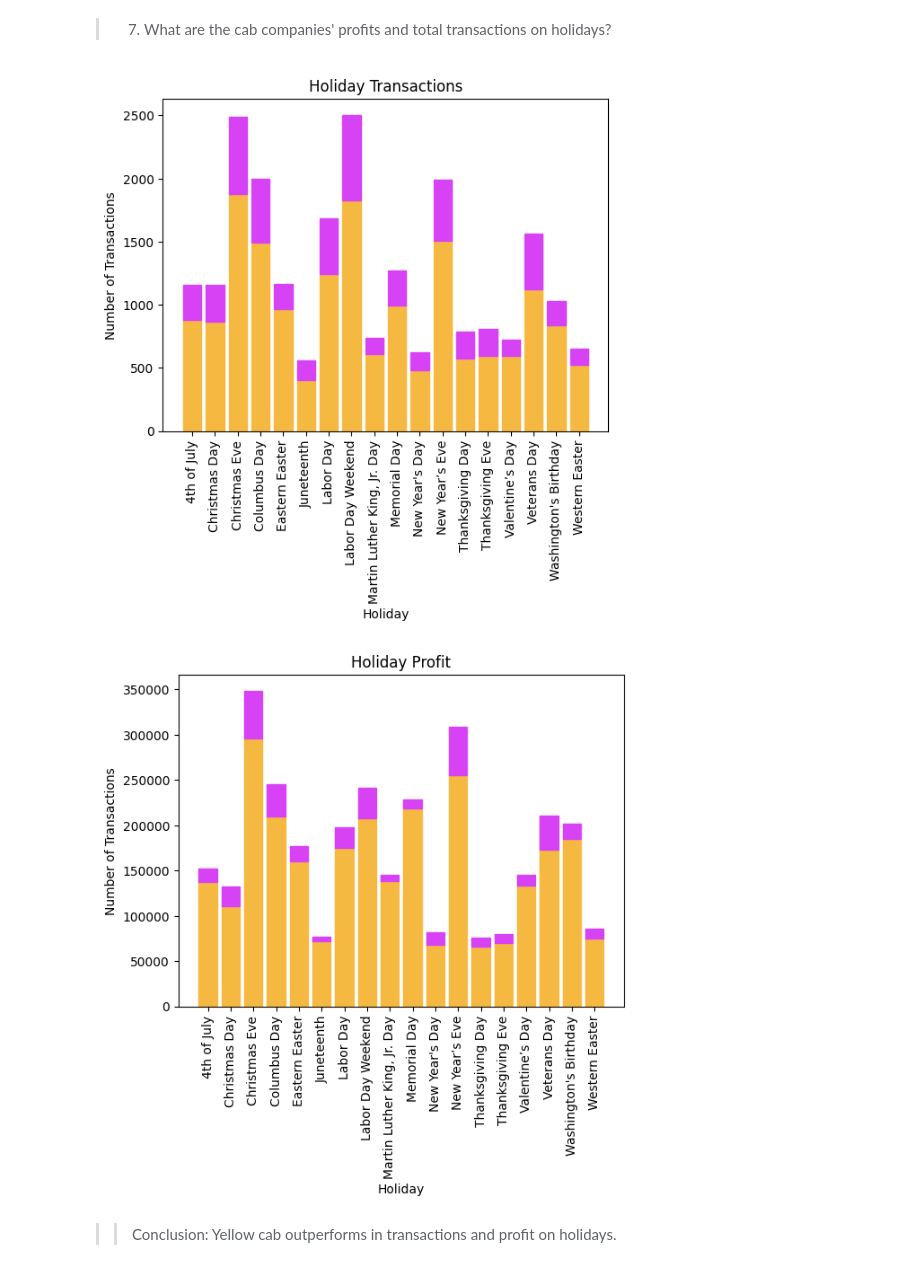
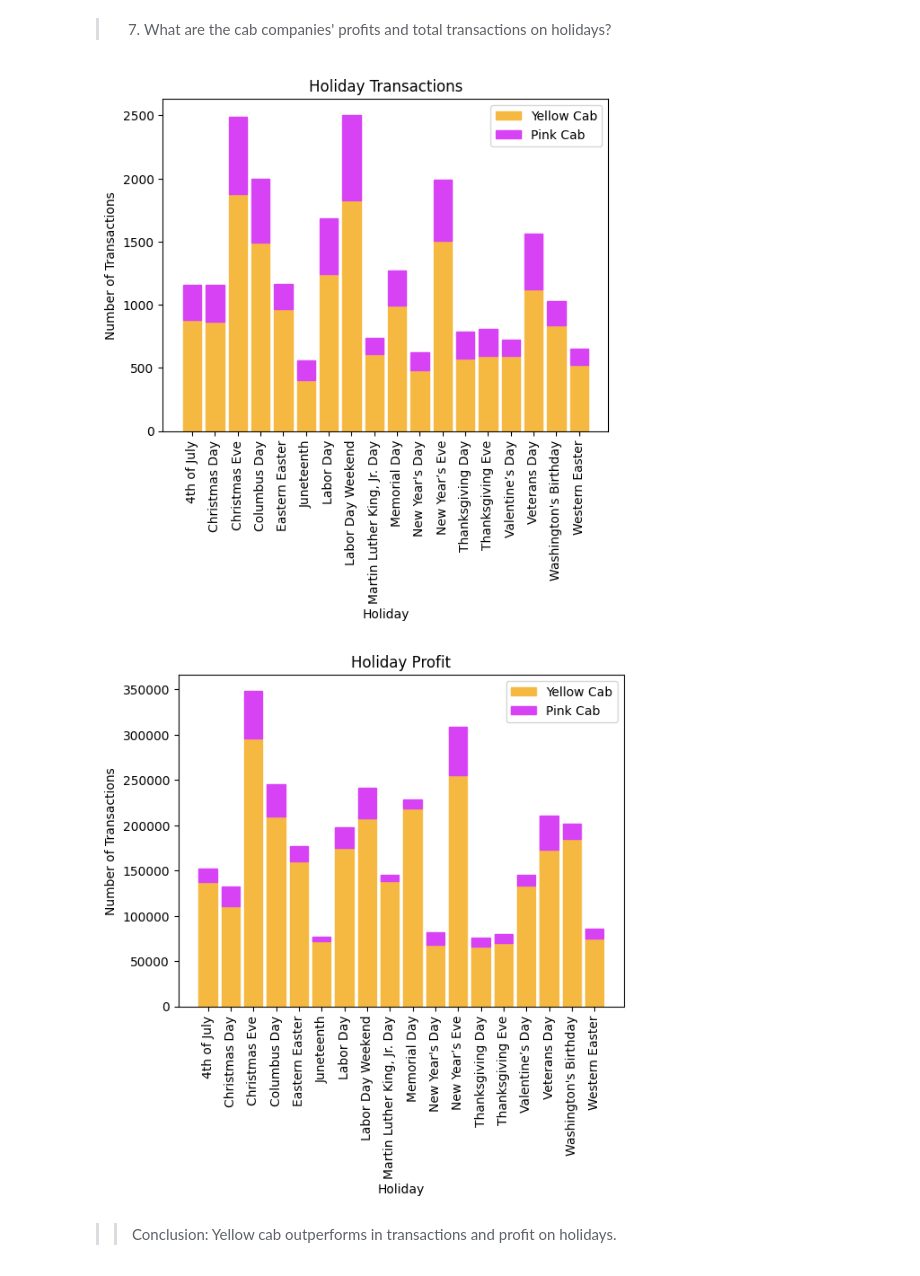
Before and after one commit to nureinumeya1999/Cab-Investment, a Jupyter notebook: src/EDA.ipynb, the cells around one changed output. Cells and saved outputs as stored; diff of their text form; code cells hidden in the pictures.

```diff
--- a/src/EDA.ipynb
+++ b/src/EDA.ipynb
@@ -676,6 +676,8 @@ yc = plt.bar(ymq['City'], ymq['Profit Margin'] )
 pc = plt.bar(pmq['City'], pmq['Profit Margin'], bottom=ymq['Profit Margin'])
 plt.xticks(rotation=90)
 
+yc.set_label('Yellow Cab')
+pc.set_label('Pink Cab')
 for bar in pc:
     bar.set_color('#d742f5')
 for bar in yc:
@@ -683,7 +685,7 @@ for bar in yc:
 
 plt.xlabel('City')
 plt.ylabel('Profit Margin (%)')
-
+plt.legend()
 plt.title('Profit Margins per City')
 plt.show()
 # %% [output]
@@ -725,6 +727,8 @@ ypk = plt.bar(ypkd['String Quarter'], ypkd['Profit/KM'] )
 ppk = plt.bar(ppkd['String Quarter'], ppkd['Profit/KM'], bottom=ypkd['Profit/KM'])
 plt.xticks(rotation=45)
 
+ypk.set_label('Yellow Cab')
+ppk.set_label('Pink Cab')
 for bar in ppk:
     bar.set_color('#d742f5')
 
@@ -734,5 +738,6 @@ for bar in ypk:
 plt.xlabel('Quarter')
 plt.ylabel('Profit ($USD /KM)')
 plt.title('Profit/KM')
+plt.legend()
 plt.show()
 # %% [output]
@@ -766,24 +767,29 @@ pholiday.loc[pholiday['Company'] == 'Pink Cab'], pholiday.loc[pholiday['Company'
 # %%
 yh = plt.bar(yellowholidayT['Holiday'], yellowholidayT['Transaction ID'])
 ph = plt.bar(pinkholidayT['Holiday'], pinkholidayT['Transaction ID'], bottom=yellowholidayT['Transaction ID'])
 
+yh.set_label('Yellow Cab')
+ph.set_label('Pink Cab')
 for bar in ph:
     bar.set_color('#d742f5')
 
 for bar in yh:
     bar.set_color('#f5b942')
 
 plt.xticks(rotation=90)
 plt.xlabel('Holiday')
 plt.ylabel('Number of Transactions')
+plt.legend()
 plt.title('Holiday Transactions')
 plt.show()
 # %% [output]
-[figure, old version]
+[figure, new version]
 # %%
 yhp = plt.bar(yellowholidayP['Holiday'], yellowholidayP['Profit'])
 php = plt.bar(pinkholidayP['Holiday'], pinkholidayP['Profit'], bottom=yellowholidayP['Profit'])
 
+yhp.set_label('Yellow Cab')
+php.set_label('Pink Cab')
 for bar in php:
     bar.set_color('#d742f5')
 
@@ -793,10 +799,11 @@ for bar in yhp:
 plt.xticks(rotation=90)
 plt.xlabel('Holiday')
 plt.ylabel('Number of Transactions')
+plt.legend()
 plt.title('Holiday Profit')
 plt.show()
 # %% [output]
-[figure, old version]
+[figure, new version]
 # %% [markdown]
 >> Conclusion: Yellow cab outperforms in transactions and profit on holidays.
 # %% [markdown]
```
Also changed, not shown: parts of 6 cells of this notebook, 1 other file.
